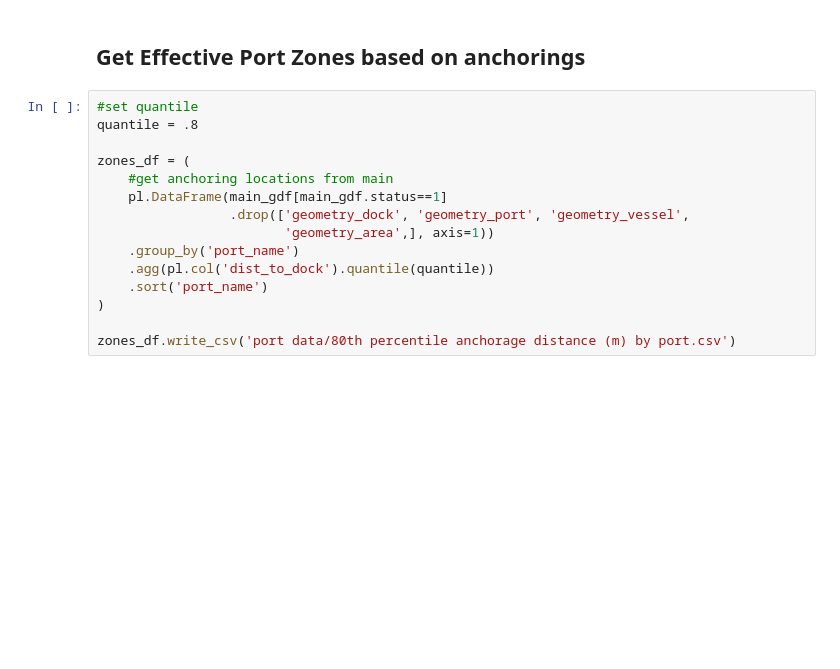
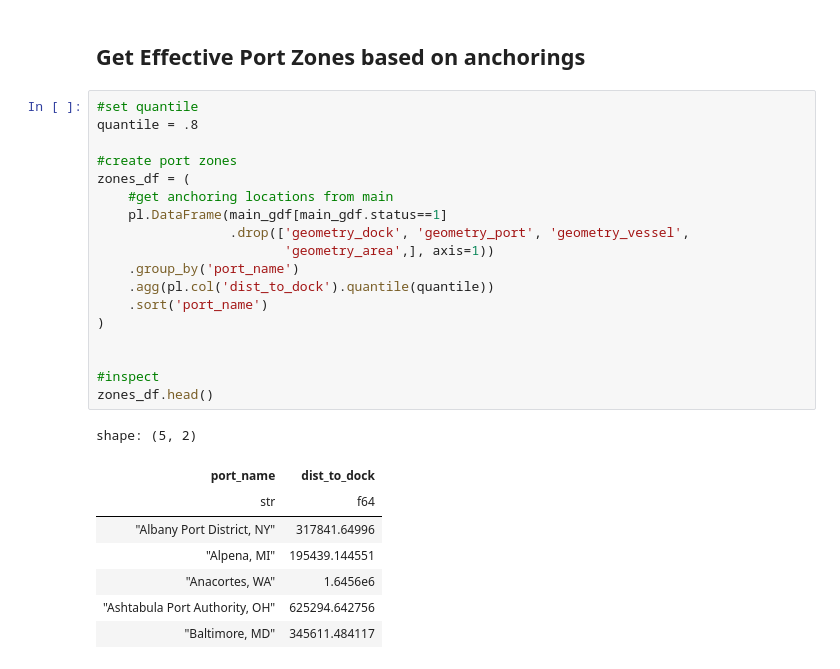
Before and after one commit to epistemetrica/Port-Performance-Project, a Jupyter notebook: sandbox.ipynb, the cells around one changed output. Drawn from its saved outputs; the diff is of its cells as text; blank space fills up the shorter version.

```diff
--- a/sandbox.ipynb
+++ b/sandbox.ipynb
@@ -353,15 +427,27 @@ main_gdf.head()
 # %%
 #set quantile
 quantile = .8
 
+#create port zones
 zones_df = (
     #get anchoring locations from main
     pl.DataFrame(main_gdf[main_gdf.status==1]
                  .drop(['geometry_dock', 'geometry_port', 'geometry_vessel',
                         'geometry_area',], axis=1))
     .group_by('port_name')
     .agg(pl.col('dist_to_dock').quantile(quantile))
     .sort('port_name')
 )
 
-zones_df.write_csv('port data/80th percentile anchorage distance (m) by port.csv')
+
+#inspect
+zones_df.head()
+# %% [output]
+shape: (5, 2)
+| port_name | dist_to_dock |
+| str | f64 |
+| "Albany Port District, NY" | 317841.64996 |
+| "Alpena, MI" | 195439.144551 |
+| "Anacortes, WA" | 1.6456e6 |
+| "Ashtabula Port Authority, OH" | 625294.642756 |
+| "Baltimore, MD" | 345611.484117 |
```
Also changed, not shown: parts of 3 cells of this notebook, 1 other file.
